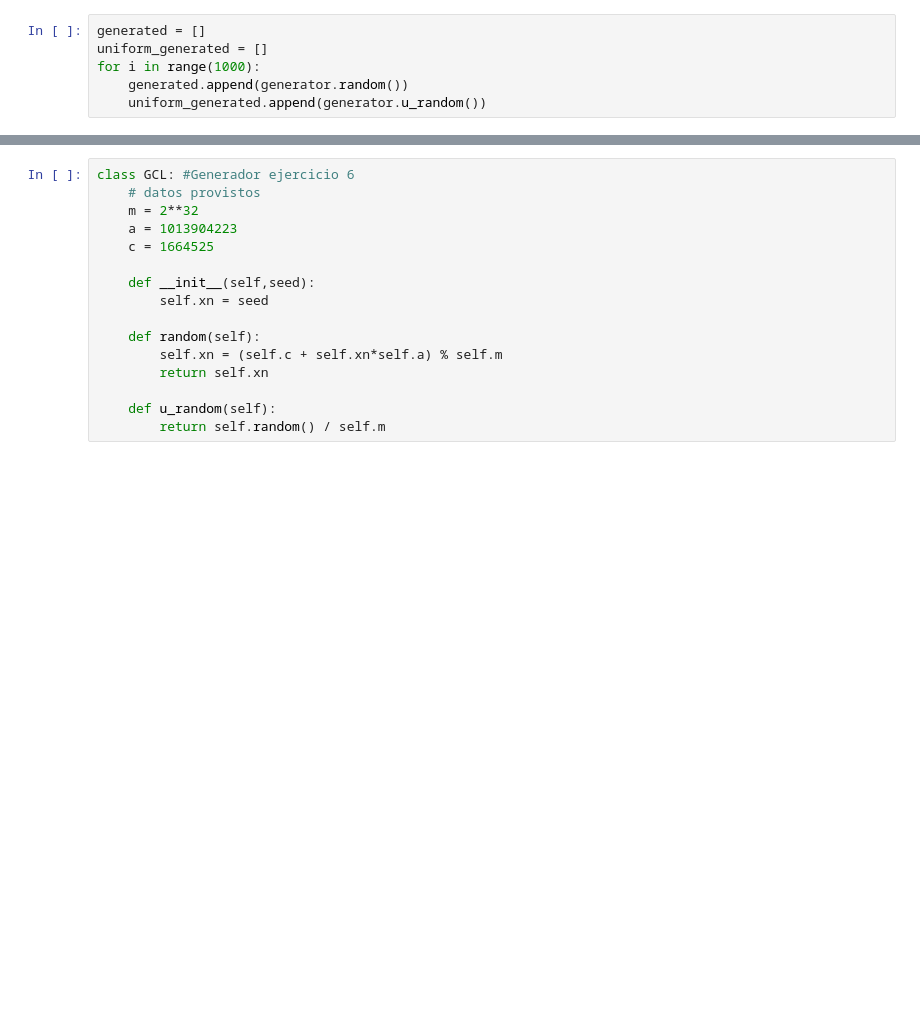
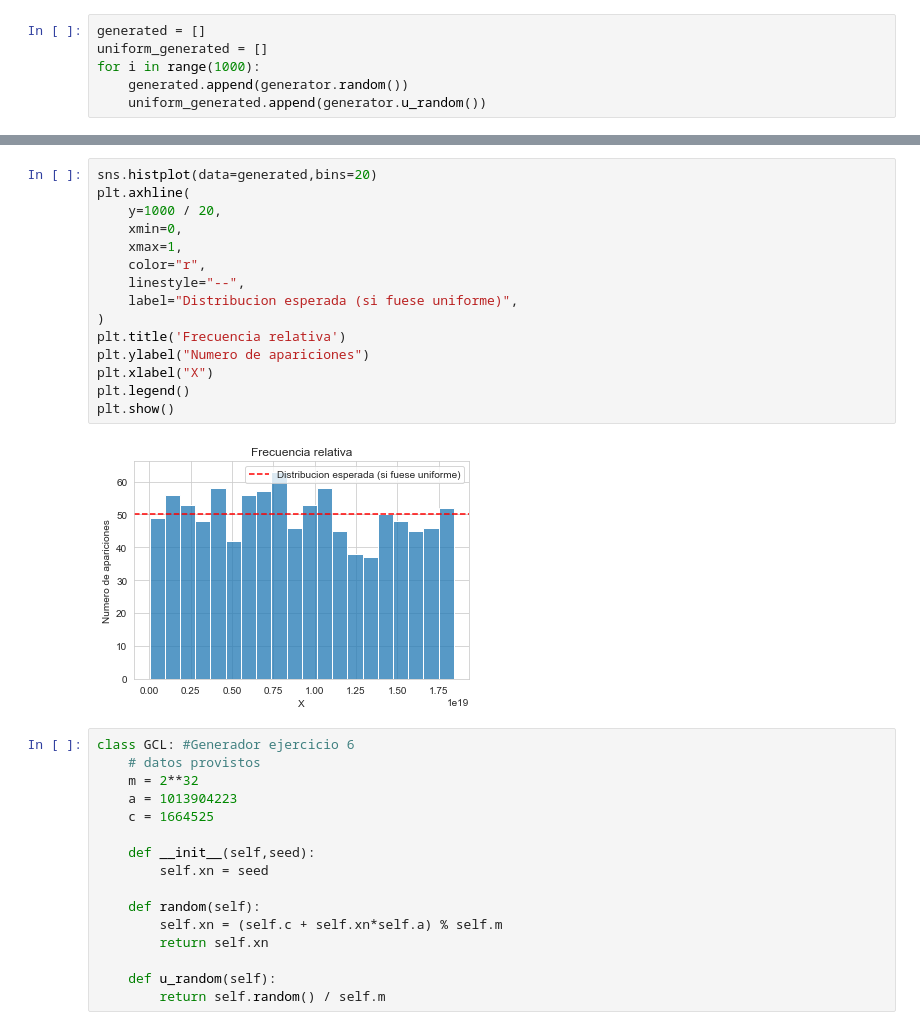
Before and after one commit to AlejandroDaneri/simulacion, a Jupyter notebook: Resolucion.ipynb, the cells around one changed output, grey strips where cells are left out. Cells and saved outputs as stored; diff of their text form; blank space fills up the shorter version.

```diff
--- a/Resolucion.ipynb
+++ b/Resolucion.ipynb
@@ -56,4 +56,21 @@ Text(0, 0.5, 'Valor Generado')
 [figure]
+# %%
+sns.histplot(data=generated,bins=20)
+plt.axhline(
+    y=1000 / 20,
+    xmin=0,
+    xmax=1,
+    color="r",
+    linestyle="--",
+    label="Distribucion esperada (si fuese uniforme)",
+)
+plt.title('Frecuencia relativa')
+plt.ylabel("Numero de apariciones")
+plt.xlabel("X")
+plt.legend()
+plt.show()
+# %% [output]
+[figure, added]
 # %%
 class GCL: #Generador ejercicio 6
     # datos provistos
```
Also changed, not shown: parts of 4 cells of this notebook.
